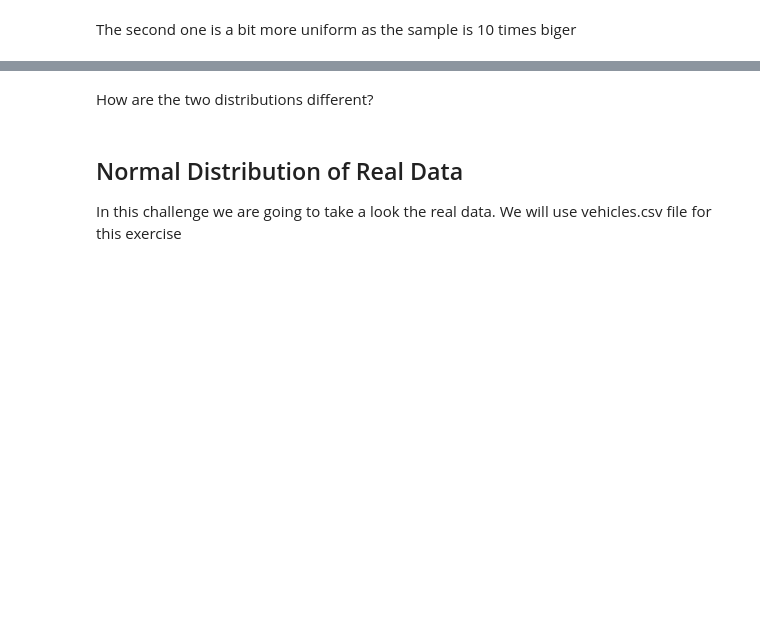
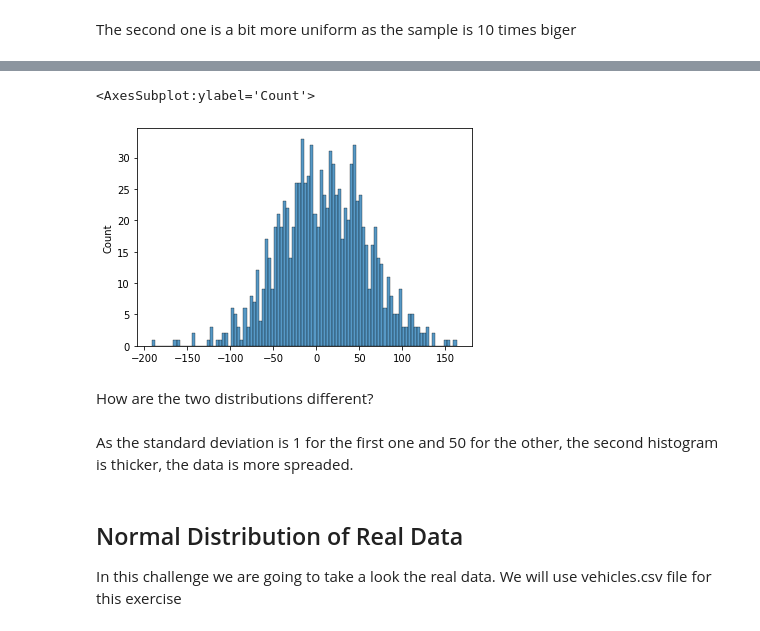
Before and after one commit to Ironhack-Data-Madrid-Enero-2021/lab-continuous-probability-distribution, a Jupyter notebook: your-code/main.ipynb, the cells around one changed output, grey strips where cells are left out. Saved outputs shown, nothing was run; the diff lists cells and outputs as text; code cells hidden in the pictures; blank space fills up the shorter version.

```diff
--- a/your-code/main.ipynb
+++ b/your-code/main.ipynb
@@ -86,2 +97,7 @@ Expected output:
+# %%
+sns.histplot(norm_50, bins = 100)
+# %% [output]
+<AxesSubplot:ylabel='Count'>
+[figure, added]
 # %% [markdown]
 How are the two distributions different?
@@ -90,3 +104,5 @@ How are the two distributions different?
+# %% [markdown]
+As the standard deviation is 1 for the first one and 50 for the other, the second histogram is thicker, the data is more spreaded.
 # %% [markdown]
 ## Normal Distribution of Real Data
 
```
Also changed, not shown: parts of 15 cells of this notebook.
